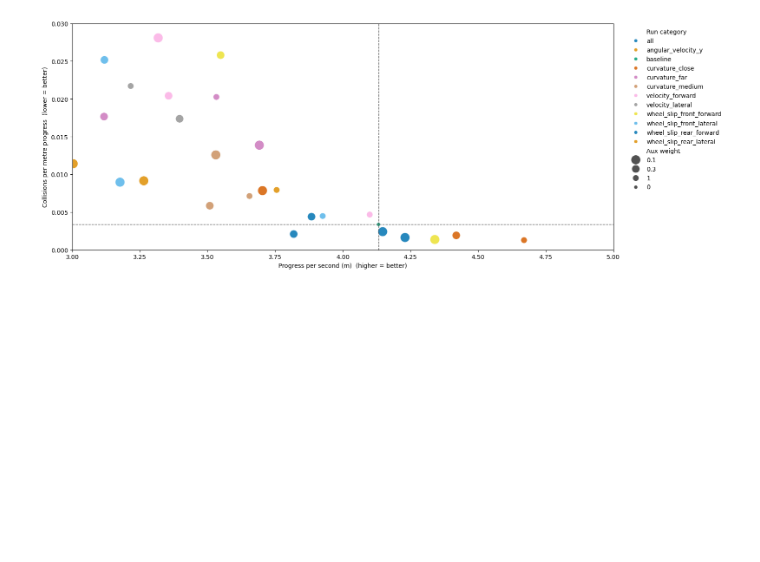
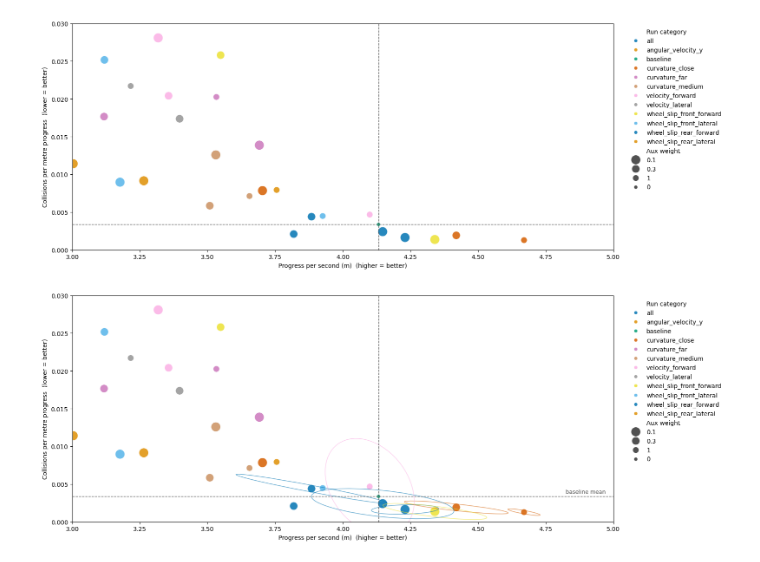
Before and after one commit to jacquesamsel/skripsie, a Jupyter notebook: view_tensorboard.ipynb, the cells around one changed output. Cells and saved outputs as stored; diff of their text form; code cells hidden in the pictures; blank space fills up the shorter version.

```diff
--- a/view_tensorboard.ipynb
+++ b/view_tensorboard.ipynb
@@ -236,8 +221,12 @@ dtype: float64
 x_col = "observation/progress_per_second"
 y_col = "collision/per_progress_metres"
 
+to_show = last_50_means.groupby(["run_category", "aux_weight"])[IMPORTANT_STATS].mean().reset_index()
+
 baseline = to_show[to_show["run_category"] == "baseline"]
 bx, by = baseline[x_col].mean(), baseline[y_col].mean()
+
+
 
 fig, ax = plt.subplots(figsize=(16, 6))
 
@@ -255,6 +244,8 @@ sns.scatterplot(
     ax=ax,
 ).set()
 
+to_show_grp = last_50_means.set_index(["run_category", "aux_weight"])
+
 # Baseline reference crosshair (dark grey so it doesn't clash with the palette)
 ax.axhline(by, color="0.3", ls="--", lw=1)
 ax.axvline(bx, color="0.3", ls="--", lw=1)
@@ -273,3 +264,63 @@ plt.tight_layout()
 plt.savefig("results/figures/progress_vs_collision.pdf", bbox_inches="tight")
 # %% [output]
 [figure]
+# %%
+from scipy.stats import chi2
+from matplotlib.patches import Ellipse
+
+x_col = "observation/progress_per_second"
+y_col = "collision/per_progress_metres"
+
+cats = sorted(last_50_means["run_category"].unique())
+palette = dict(zip(cats, sns.color_palette("colorblind", len(cats))))
+
+to_show = (last_50_means
+           .groupby(["run_category", "aux_weight"])[IMPORTANT_STATS]
+           .mean().reset_index())
+
+baseline = to_show[to_show["run_category"] == "baseline"]
+bx, by = baseline[x_col].mean(), baseline[y_col].mean()
+
+fig, ax = plt.subplots(figsize=(16, 6))
+sns.scatterplot(
+    data=to_show.rename(columns={"run_category": "Run category", "aux_weight": "Aux weight"}),
+    x=x_col, y=y_col,
+    hue="Run category", size="Aux weight", sizes=(40, 250),
+    palette=palette, alpha=0.85, edgecolor="white", legend="full", ax=ax,
+)
+
+k = np.sqrt(chi2.ppf(0.95, df=2))  # ~2.448 for a 95% region in 2D
+
+for (run_category, aux_weight), g in last_50_means.groupby(["run_category", "aux_weight"]):
+    pts = g[[x_col, y_col]].dropna()
+    if len(pts) < 3:
+        continue
+    mean = pts.mean().to_numpy()
+    cov = pts.cov().to_numpy()
+    eigvals, eigvecs = np.linalg.eigh(cov)          # ascending
+    order = eigvals.argsort()[::-1]                  # largest first
+    eigvals, eigvecs = eigvals[order], eigvecs[:, order]
+    if eigvals[0] > 0.1:
+        continue
+    ax.add_patch(Ellipse(
+        xy=mean,
+        width=2 * np.sqrt(eigvals[0]),
+        height=2 * np.sqrt(eigvals[1]),
+        angle=np.degrees(np.arctan2(eigvecs[1, 0], eigvecs[0, 0])),
+        fill=False, edgecolor=palette[run_category], lw=1, alpha=0.6,
+    ))
+
+ax.axhline(by, color="0.3", ls="--", lw=1)
+ax.axvline(bx, color="0.3", ls="--", lw=1)
+ax.annotate("baseline mean", xy=(0.99, by), xycoords=("axes fraction", "data"),
+            xytext=(-4, 5), textcoords="offset points",
+            ha="right", fontsize=9, color="0.3")
+
+ax.set(xlim=(3, 5), ylim=(0, 0.03),
+       xlabel="Progress per second (m)  (higher = better)",
+       ylabel="Collisions per metre progress  (lower = better)")
+ax.legend(bbox_to_anchor=(1.02, 1), loc="upper left", frameon=False)
+plt.tight_layout()
+plt.savefig("results/figures/progress_vs_collision.pdf", bbox_inches="tight")
+# %% [output]
+[figure, added]
```
Also changed, not shown: parts of 4 cells of this notebook, 5 other files.
